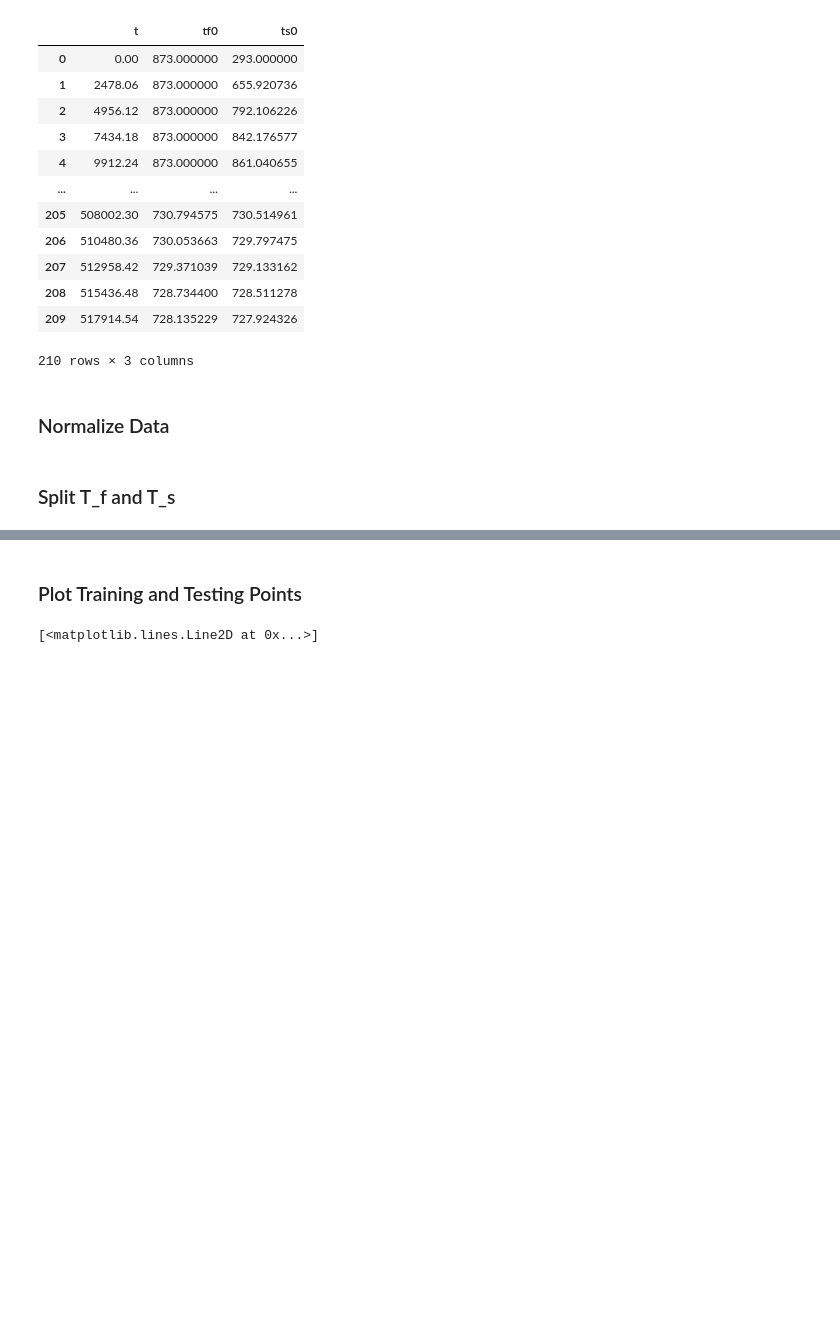
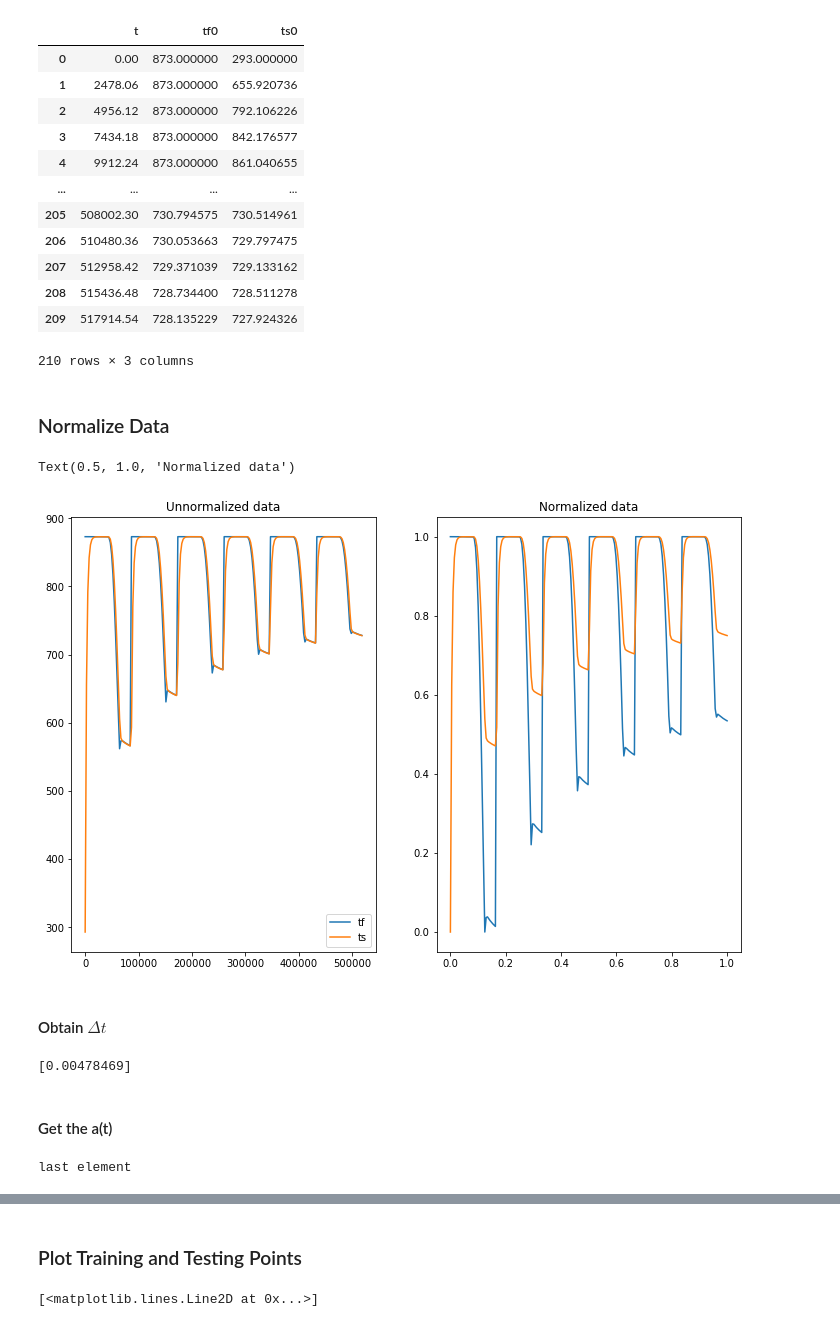
Before and after one commit to fabianjaeger1/DLSC, a Jupyter notebook: Project_A/Fabian_Jaeger_Task3_new.ipynb, the cells around one changed output, grey strips where cells are left out. Saved outputs shown, nothing was run; the diff lists cells and outputs as text; code cells hidden in the pictures; blank space fills up the shorter version.

```diff
--- a/Project_A/Fabian_Jaeger_Task3_new.ipynb
+++ b/Project_A/Fabian_Jaeger_Task3_new.ipynb
@@ -67,2 +82,39 @@ Ts0_norm = scaler_ts.fit_transform(train_data['ts0'].to_numpy().reshape(-1, 1))
-# %% [markdown]
-### Split T_f and T_s
+# %%
+fig, ax = plt.subplots(1,2, figsize = (12, 8))
+
+ax[0].plot(t_train_import, Tf0, label = "tf")
+ax[0].plot(t_train_import, Ts0, label = 'ts')
+ax[0].legend()
+ax[0].set_title("Unnormalized data")
+
+ax[1].plot(t_train_norm, Tf0_norm, label = 'tf_norm')
+ax[1].plot(t_train_norm, Ts0_norm, label = 'ts_norm')
+ax[1].set_title("Normalized data")
+# %% [output]
+Text(0.5, 1.0, 'Normalized data')
+[figure, added]
+# %% [markdown]
+#### Obtain $\Delta t$
+# %%
+delta_t = t_pred[1] - t_pred[0]
+delta_t_norm = t_train_norm[1] - t_train_norm[0]
+print(delta_t_norm)
+# %% [output]
+[0.00478469]
+# %% [markdown]
+#### Get the a(t)
+# %%
+a_t = []
+for idx, t in enumerate(t_train_import):
+    # print(idx)
+    if idx == (len(t_train_import)-1):
+        print("last element")
+    else:
+        a_idx = (Tf0[idx+1] - Tf0[idx])/(delta_t*(Tf0[idx] - Ts0[idx]))
+        # print(a_idx)
+        a_t.append(a_idx)
+
+a_t = torch.tensor(a_t)
+# a_t = a_t.numpy()
+# %% [output]
+last element
```
Also changed, not shown: parts of 17 cells of this notebook, 1 other file.
